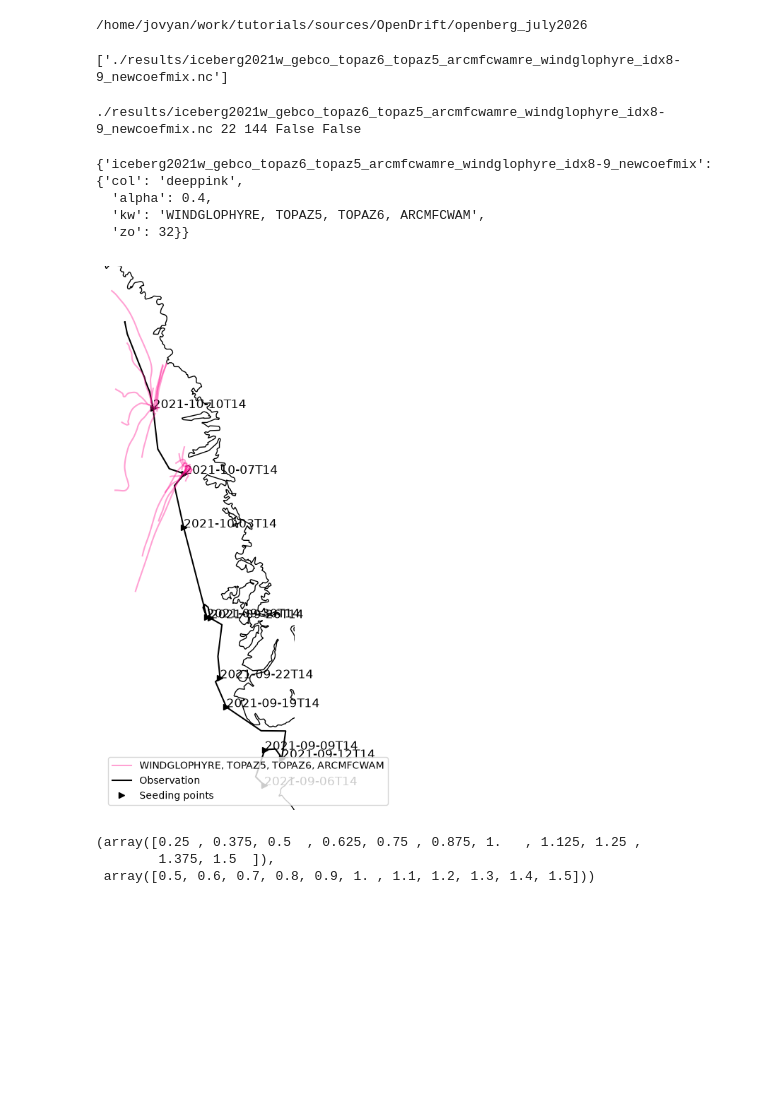
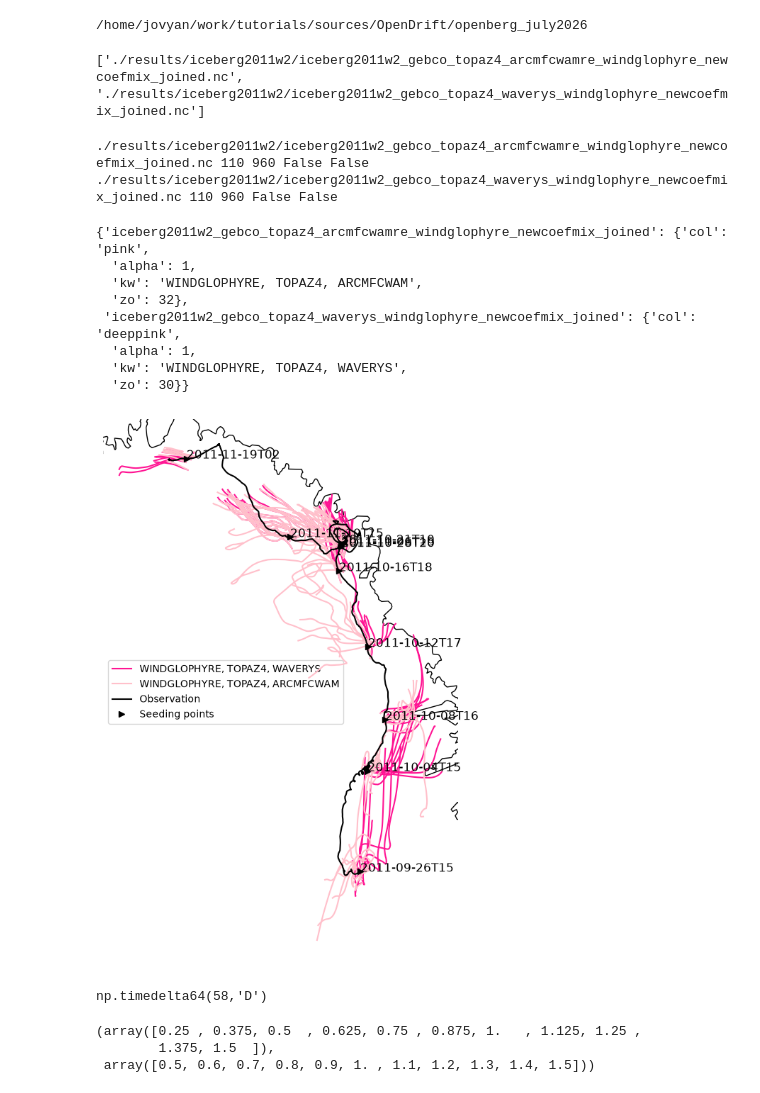
Before and after one commit to lia-f-h/openberg_july2026, a Jupyter notebook: scripts/analysis1.ipynb, the cells around one changed output. Saved outputs shown, nothing was run; the diff lists cells and outputs as text; code cells hidden in the pictures; blank space fills up the shorter version.

```diff
--- a/scripts/analysis1.ipynb
+++ b/scripts/analysis1.ipynb
@@ -18,14 +18,14 @@ from openberg_july2026.src2.utils0 import *
 from openberg_july2026.src2.utils2 import *
 from openberg_july2026.src2.utils3 import *
 # %%
-ib = 'iceberg2021w'
+ib = 'iceberg2011w2'
 # %%
 #read sim
-file_contain_all = [ib,'newcoef',]
+file_contain_all = [ib,'wa']
 file_contain_any = ['_']
-file_notcontain = ['test','prof','next','vocean',]#'test','wa','next','glorys']#['topaz4','glorys','slope','era5','almost','stokes',]
-# file_l = glob.glob("./results/%s/*.nc"%ib)
-file_l = glob.glob("./results/%s*.nc"%ib)
+file_notcontain = ['test','prof','vocean',]#'test','wa','next','glorys']#['topaz4','glorys','slope','era5','almost','stokes',]
+file_l = glob.glob("./results/%s/*.nc"%ib)
+# file_l = glob.glob("./results/%s*.nc"%ib)
 file_l = [f for f in file_l if all(ff in f for ff in file_contain_all)] #filtering for required keywords
 file_l = [f for f in file_l if any(ff in f for ff in file_contain_any)] #filtering for required keywords
 file_l = [f for f in file_l if all(ff not in f for ff in file_notcontain)] #filtering for neglected keywords
@@ -39,14 +39,15 @@ print(file_l)
 
 #          ]
 # %% [output]
-['./results/iceberg2021w_gebco_topaz6_topaz5_arcmfcwamre_windglophyre_idx8-9_newcoefmix.nc']
+['./results/iceberg2011w2/iceberg2011w2_gebco_topaz4_arcmfcwamre_windglophyre_newcoefmix_joined.nc', './results/iceberg2011w2/iceberg2011w2_gebco_topaz4_waverys_windglophyre_newcoefmix_joined.nc']
 # %%
 #checks
 for f in file_l:
     sim=xr.open_dataset(f)
     print(f,sim.trajectory.size,sim.time.size,sim.attrs['config_drift:vertical_profile'],np.all(np.isnan(sim.lat.values)))
 # %% [output]
-./results/iceberg2021w_gebco_topaz6_topaz5_arcmfcwamre_windglophyre_idx8-9_newcoefmix.nc 22 144 False False
+./results/iceberg2011w2/iceberg2011w2_gebco_topaz4_arcmfcwamre_windglophyre_newcoefmix_joined.nc 110 960 False False
+./results/iceberg2011w2/iceberg2011w2_gebco_topaz4_waverys_windglophyre_newcoefmix_joined.nc 110 960 False False
 # %%
 #dicts and definitions
 nono = ('ICEBERG','NEXTSIM')
@@ -69,10 +70,14 @@ for f in legenddict:
 # legenddict['iceberg2018b_gebco_nextsimre_windglophyre_joined']['col']='plum'
 legenddict
 # %% [output]
-{'iceberg2021w_gebco_topaz6_topaz5_arcmfcwamre_windglophyre_idx8-9_newcoefmix': {'col': 'deeppink',
-  'alpha': 0.4,
-  'kw': 'WINDGLOPHYRE, TOPAZ5, TOPAZ6, ARCMFCWAM',
-  'zo': 32}}
+{'iceberg2011w2_gebco_topaz4_arcmfcwamre_windglophyre_newcoefmix_joined': {'col': 'pink',
+  'alpha': 1,
+  'kw': 'WINDGLOPHYRE, TOPAZ4, ARCMFCWAM',
+  'zo': 32},
+ 'iceberg2011w2_gebco_topaz4_waverys_windglophyre_newcoefmix_joined': {'col': 'deeppink',
+  'alpha': 1,
+  'kw': 'WINDGLOPHYRE, TOPAZ4, WAVERYS',
+  'zo': 30}}
 # %%
 #read obs
 fname = 'merged_obs10'#'merged_obs_iceberg2026e_1D'
@@ -106,10 +111,10 @@ ax.coastlines(resolution='10m')
 trans = ccrs.PlateCarree()
 
 # # plot obs
-zo1=2
-# try: apn_obs
-# except: apn_obs=apn
-if ib in dict_analysis_period: apn_obs = {'time':dict_analysis_period[ib]['full']}
+zo1=200
+try: apn_obs
+except: apn_obs=apn
+# if ib in dict_analysis_period: apn_obs = {'time':dict_analysis_period[ib]['full']}
 ax.plot(obs_seed['lon'].sel(apn_obs),obs_seed['lat'].sel(apn_obs),'>',transform=trans,color='k',label='Seeding points',zorder=zo1)
 ax.plot(obs['lon'].sel(apn_obs),obs['lat'].sel(apn_obs),transform=trans,color='k',label='Observation',zorder=zo1)
 # for d in range(obs_3day['time'].size):
@@ -125,34 +130,42 @@ for inputdataidx, inputdata in enumerate(file_l):
     sim = xr.open_dataset(inputdata)
     inputdata = inputdata.split('/')[-1][:-3]
     # apn = {'trajectory':slice(30,37)} if 'mainrun' in inputdata else {'trajectory':slice(0,20*8)} #loop1
     # apn = {'trajectory':slice(54,60)} if 'mainrun' in inputdata else {'trajectory':slice(0,140)} #loop2
     # apn = {'trajectory':slice(60,70)} if 'mainrun' in inputdata else {'trajectory':slice(141,290)} #loop3
     if apn!=None: sim = sim.sel(apn)
     if ib in dict_traj:
         if inputdata in dict_traj[ib]: sim = sim.sel(trajectory=dict_traj[ib][inputdata])
+    # if ('arcmfcwam' in inputdata) and ('topaz' in inputdata): col1='red'
+    # elif ('arcmfcwam' in inputdata) and ('glorys' in inputdata): col1='orange'
+    # elif ('waverys' in inputdata) and ('topaz' in inputdata): col1='darkblue'
+    # elif ('waverys' in inputdata) and ('glorys' in inputdata): col1='lightblue'
     for traj in sim.trajectory:
         ax.plot(sim.lon.sel(trajectory=traj).dropna(dim="time"),sim.lat.sel(trajectory=traj).dropna(dim="time"),
                 color=legenddict[inputdata]['col'], #if 'prof' not in inputdata else 'red',
                 label=legenddict[inputdata]['kw'] if traj==sim.trajectory[0] else '',#) if 'mainrun' not in inputdata else '',
                 zorder=legenddict[inputdata]['zo'],
                 alpha=legenddict[inputdata]['alpha'],
                 linestyle='-' if 'mainrun' not in inputdata else ':',#) if 'debris' not in inputdata else ':',
                 transform=trans)
 
 #legend
 h, l = ax.get_legend_handles_labels()
 by_label = dict(zip(l, h))
 ax.legend(handles=list(by_label.values())[::-1],
          labels=list(by_label.keys())[::-1],
           loc='best')
 
 # plt.legend()
 plt.axis('off')
 # note = ''
 # fig.savefig('./results/%s_map_%s.png'%(iceberg_id,note),dpi=200,transparent=True,bbox_inches='tight')
 plt.show()
 # %% [output]
-[figure, old version]
+[figure, new version]
+# %%
+np.datetime64(dict_analysis_period['iceberg2011w2']['full'].stop)-np.datetime64(dict_analysis_period['iceberg2011w2']['full'].start)
+# %% [output]
+np.timedelta64(58,'D')
 # %%
 linspace = np.linspace(0,1,11)
 randcoefwa = linspace*1.25+0.25
```
Also changed, not shown: parts of 2 cells of this notebook, 27 other files.
